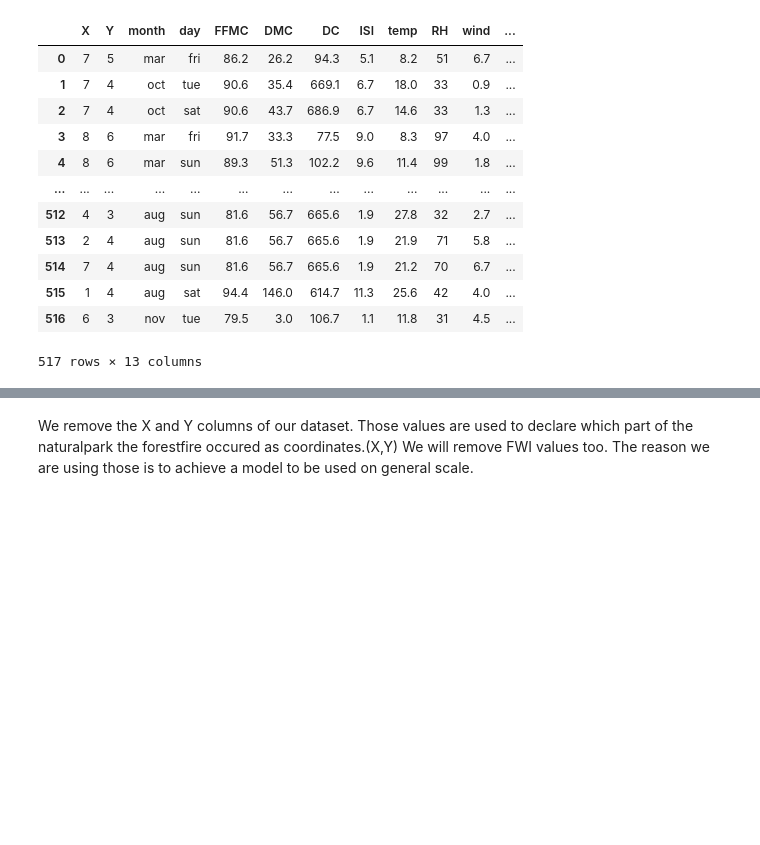
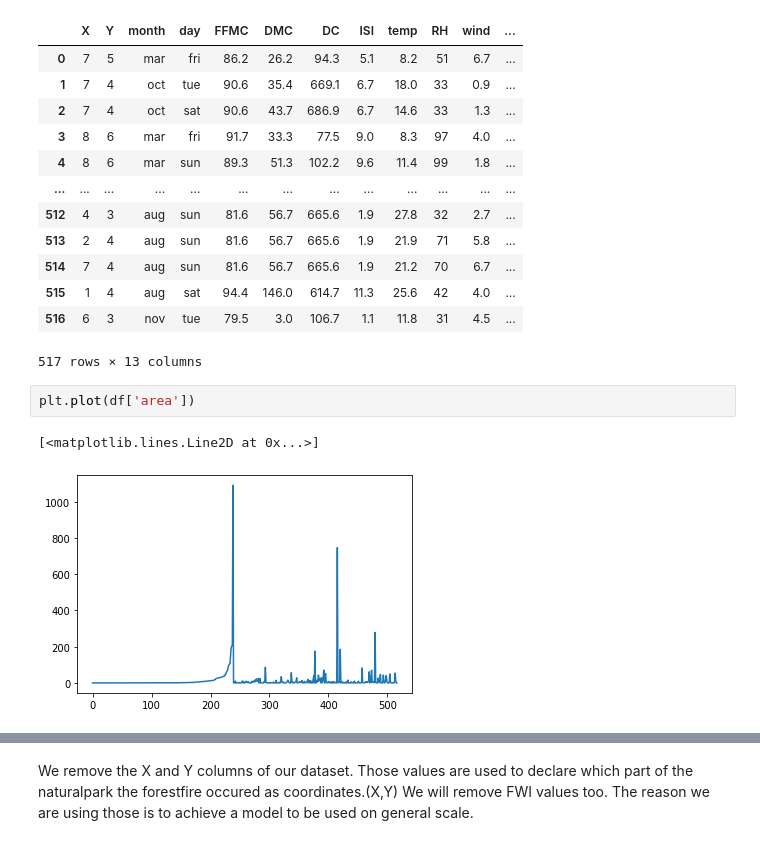
Before and after one commit to mertkayacs/Forestfires-Prediction-with-Machine-Learning, a Jupyter notebook: Forestfires_prediction_with_Machine_Learning.ipynb, the cells around one changed output, grey strips where cells are left out. Drawn from its saved outputs; the diff is of its cells as text; blank space fills up the shorter version.

```diff
--- a/Forestfires_prediction_with_Machine_Learning.ipynb
+++ b/Forestfires_prediction_with_Machine_Learning.ipynb
@@ -73,3 +87,8 @@ df
 | 515 | 1 | 4 | aug | sat | 94.4 | 146.0 | 614.7 | 11.3 | 25.6 | 42 | 4.0 | ... |
 | 516 | 6 | 3 | nov | tue | 79.5 | 3.0 | 106.7 | 1.1 | 11.8 | 31 | 4.5 | ... |
 517 rows × 13 columns
+# %%
+plt.plot(df['area'])
+# %% [output]
+[<matplotlib.lines.Line2D at 0x...>]
+[figure, added]
```
Also changed, not shown: parts of 7 cells of this notebook.
